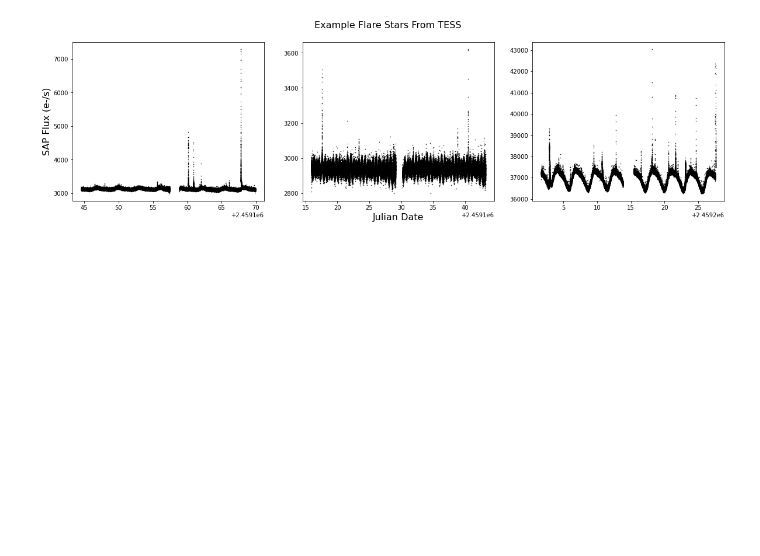
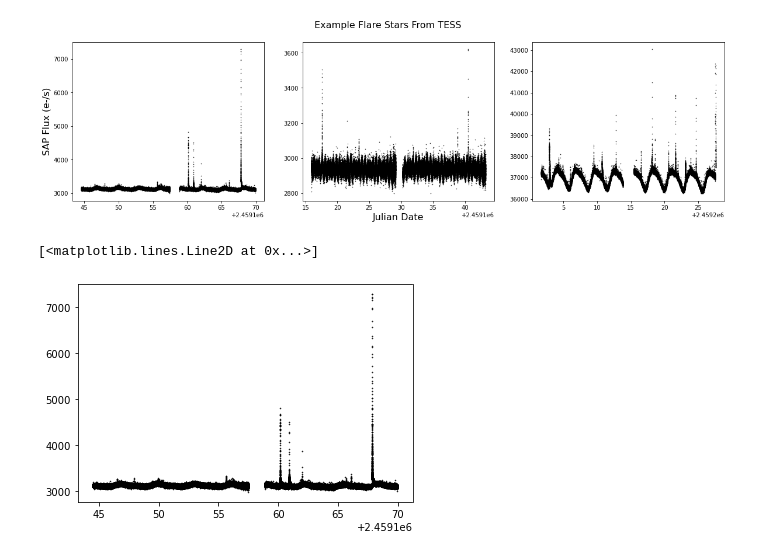
Before and after one commit to lupitatovar/flares, a Jupyter notebook: notebooks/TESS_examples.ipynb, the cells around one changed output. Saved outputs shown, nothing was run; the diff lists cells and outputs as text; code cells hidden in the pictures; blank space fills up the shorter version.

```diff
--- a/notebooks/TESS_examples.ipynb
+++ b/notebooks/TESS_examples.ipynb
@@ -88,3 +88,9 @@ def flare_model(t,tpeak, fwhm, ampl):
     flare = (1/2) * np.sqrt(np.pi) * A * C * ((f1 * np.exp((D1*(B-t_new)) + ((C**2 * D1**2)/4))*(special.erf(z1) - special.erf(z1 - (t_new/C))))
                                              + (f2 * np.exp((D2*(B-t_new)) + ((C**2 * D2**2)/4))*(special.erf(z2) - special.erf(z2 - (t_new/C)))))
     return flare * ampl
+# %%
+plt.plot(lc1.time.jd, lc1['sap_flux'], 'k.', markersize=1)
+#plt.xlim(2.65e6,2.70e6)
+# %% [output]
+[<matplotlib.lines.Line2D at 0x...>]
+[figure, added]
```
Also changed, not shown: 3 other files.
